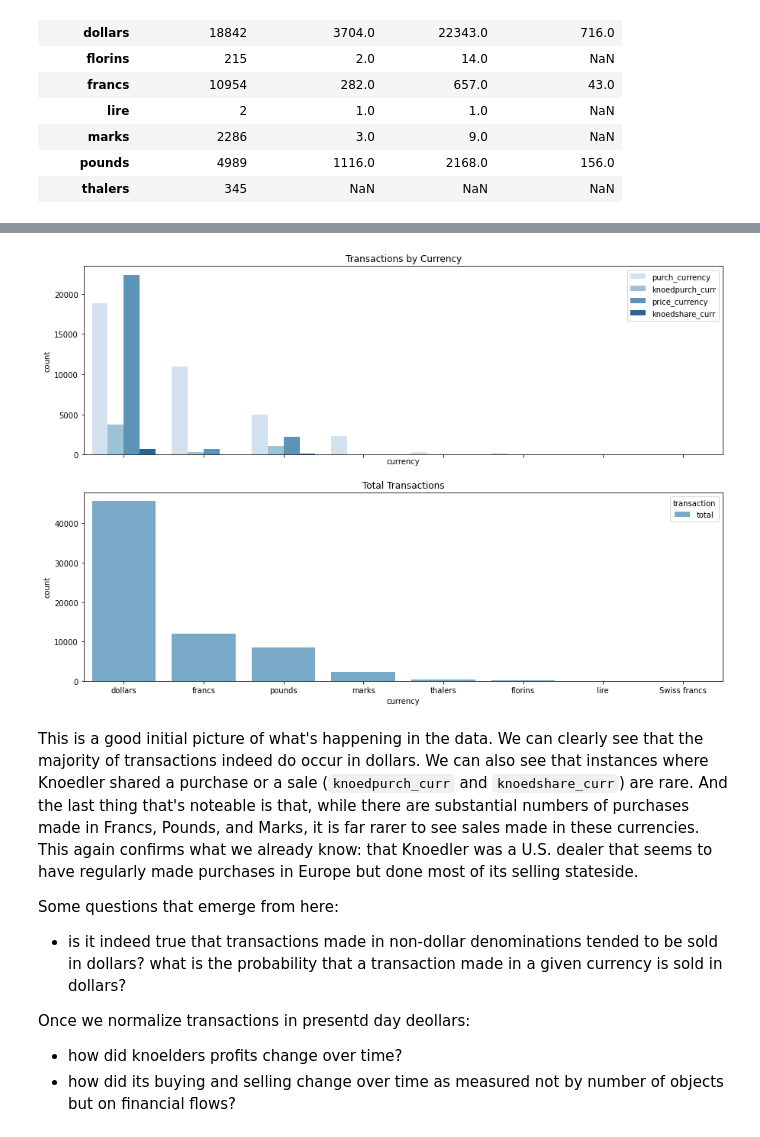
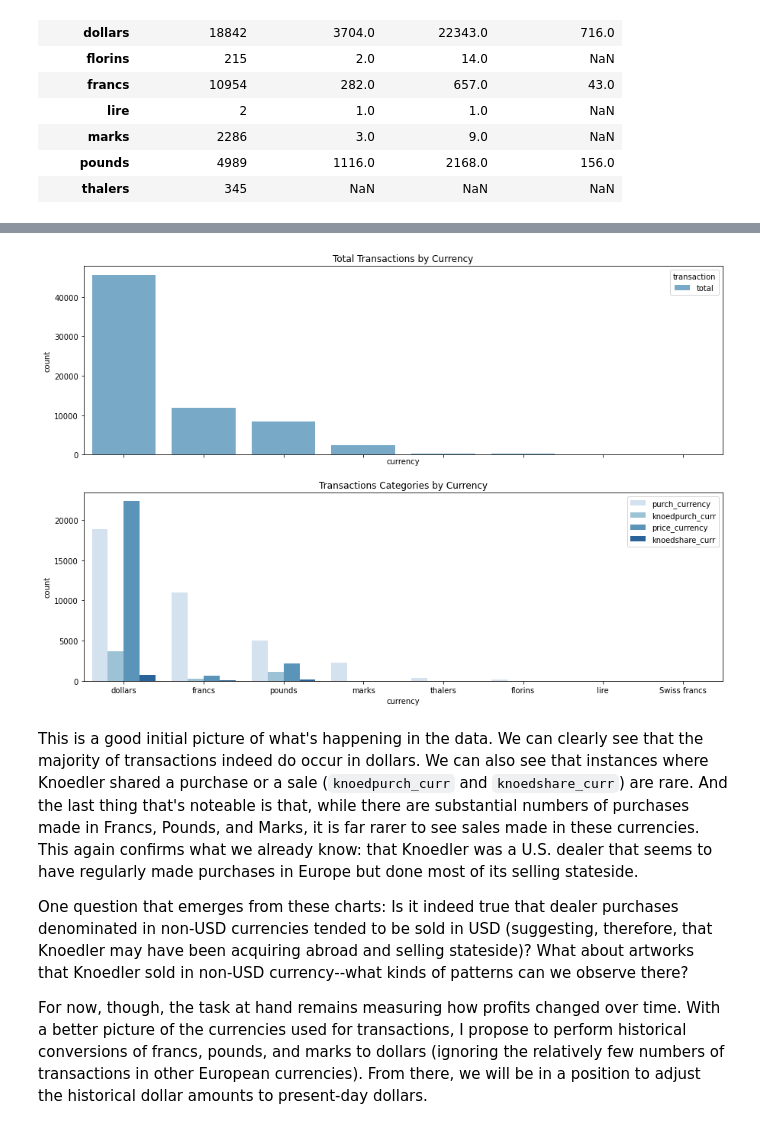
Before and after one commit to zrottman/data-exploration, a Jupyter notebook: knoedler/knoedler_02_currencies.ipynb, the cells around one changed output, grey strips where cells are left out. Cells and saved outputs as stored; diff of their text form; code cells hidden in the pictures.

Commit message:
Complete knoedler_02

```diff
--- a/knoedler/knoedler_02_currencies.ipynb
+++ b/knoedler/knoedler_02_currencies.ipynb
@@ -96,0 +84,9 @@ currencies
+# %%
+currencies_flat = (
+    currencies
+    .iloc[:-1] # Exclude the "total" row
+    .unstack()
+    .reset_index()
+)
+
+currencies_flat
@@ -96,0 +113,3 @@ currencies
+# %%
+currencies_flat.rename(columns={0:'count'}, inplace=True)
+currencies_flat.columns
@@ -97,23 +120,34 @@ currencies
 # %%
-c = currencies.iloc[:-1].unstack()
-c.columns = ['count']
-c = pd.DataFrame(data=c, index=c.index, columns=['count'])
-c = c.reset_index()
+fig, axs = plt.subplots(2, 1, figsize=(15,10),sharex=True)
 
-fig, axs = plt.subplots(2, 1, figsize=(15,10),sharex=True)
-sns.barplot(data=c[c.transaction != 'total'], x='currency', y='count', hue='transaction', palette='Blues', dodge=True, ax=axs[0])
-sns.barplot(data=c[c.transaction == 'total'], x='currency', y='count', hue='transaction', palette='Blues', ax=axs[1])
-axs[0].set_title('Transactions by Currency')
-axs[0].legend(loc='upper right')
-axs[1].set_title('Total Transactions');
+# Chart total transactions by currency
+sns.barplot(
+    data=currencies_flat[currencies_flat.transaction == 'total'],
+    x='currency',
+    y='count',
+    hue='transaction',
+    palette='Blues',
+    ax=axs[0]
+)
+axs[0].set_title('Total Transactions by Currency')
+
+# Chart transaction types by currency
+sns.barplot(
+    data=currencies_flat[currencies_flat.transaction != 'total'],
+    x='currency',
+    y='count',
+    hue='transaction',
+    palette='Blues',
+    dodge=True,
+    ax=axs[1]
+)
+axs[1].set_title('Transactions Categories by Currency')
+axs[1].legend(loc='upper right');
 # %% [output]
-[figure, old version]
+[figure, new version]
 # %% [markdown]
 This is a good initial picture of what's happening in the data. We can clearly see that the majority of transactions indeed do occur in dollars. We can also see that instances where Knoedler shared a purchase or a sale (<code>knoedpurch_curr</code> and <code>knoedshare_curr</code>) are rare. And the last thing that's noteable is that, while there are substantial numbers of purchases made in Francs, Pounds, and Marks, it is far rarer to see sales made in these currencies. This again confirms what we already know: that Knoedler was a U.S. dealer that seems to have regularly made purchases in Europe but done most of its selling stateside.
 
-Some questions that emerge from here:
-- is it indeed true that transactions made in non-dollar denominations tended to be sold in dollars? what is the probability that a transaction made in a given currency is sold in dollars?
+One question that emerges from these charts: Is it indeed true that dealer purchases denominated in non-USD currencies  tended to be sold in USD (suggesting, therefore, that Knoedler may have been acquiring abroad and selling stateside)? What about artworks that Knoedler sold in non-USD currency--what kinds of patterns can we observe there?
 
-Once we normalize transactions in presentd day deollars:
-- how did knoelders profits change over time?
-- how did its buying and selling change over time as measured not by number of objects but on financial flows?
+For now, though, the task at hand remains measuring how profits changed over time. With a better picture of the currencies used for transactions, I propose to perform historical conversions of francs, pounds, and marks to dollars (ignoring the relatively few numbers of transactions in other European currencies). From there, we will be in a position to adjust the historical dollar amounts to present-day dollars.
```
Also changed, not shown: parts of 13 cells of this notebook.
